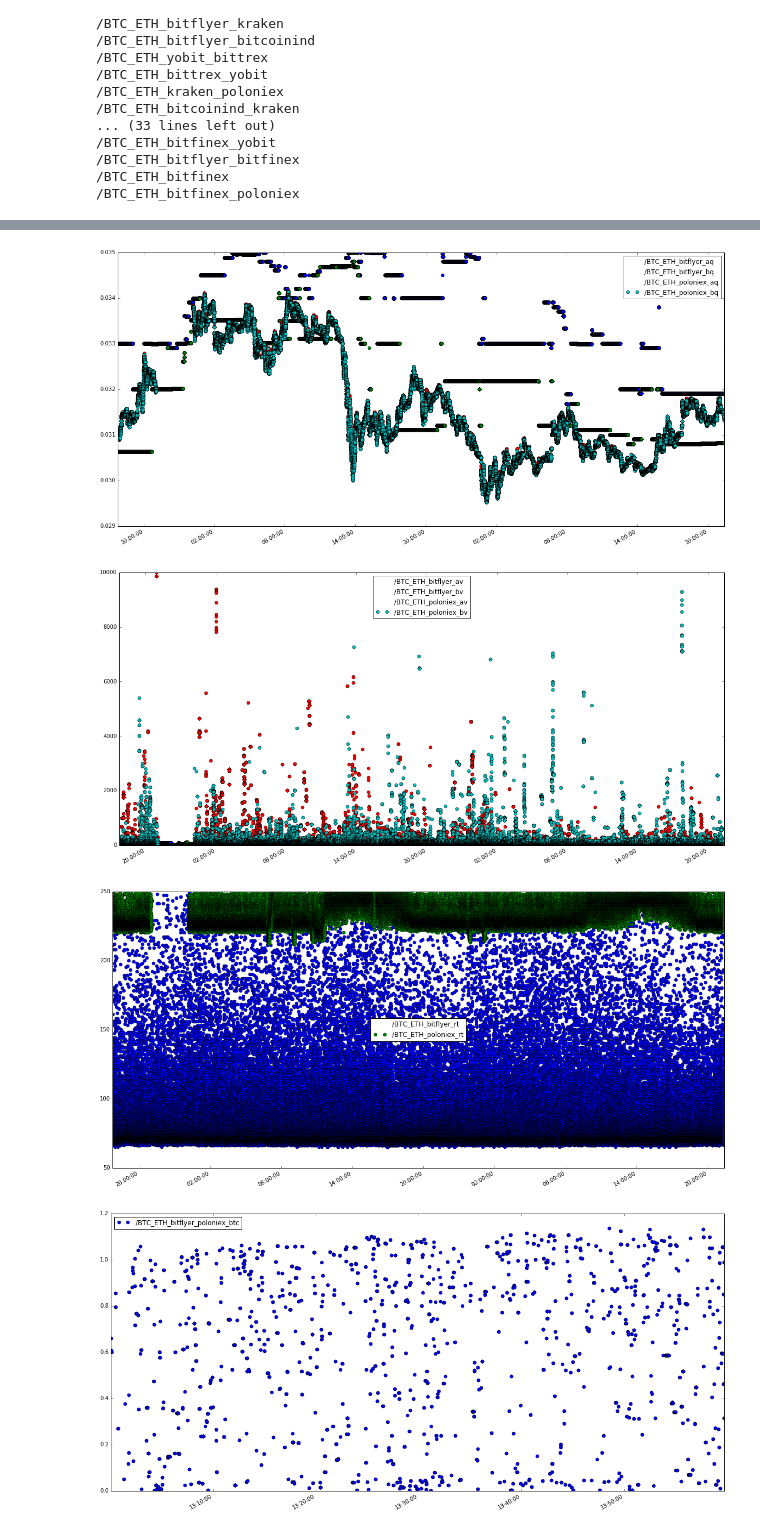
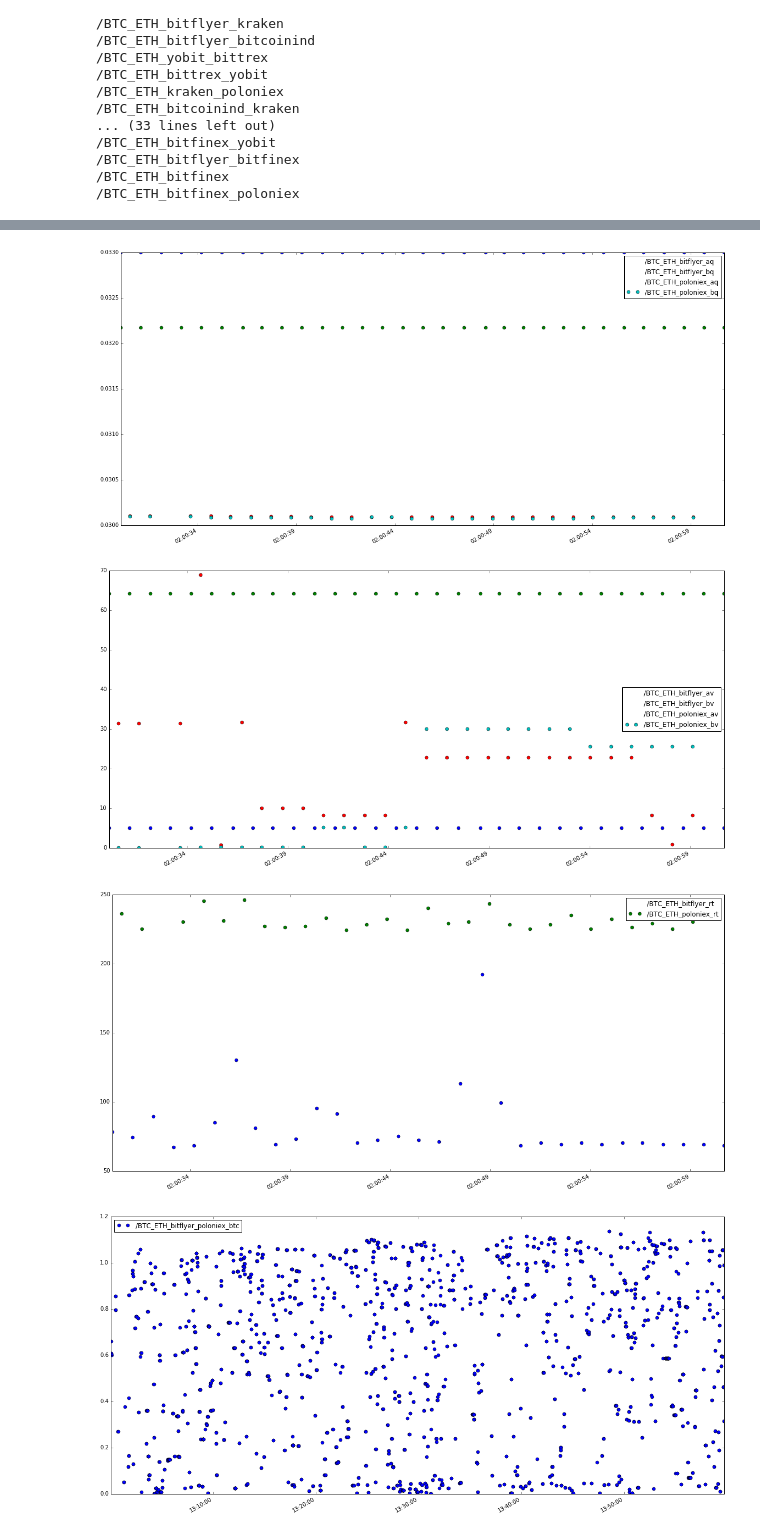
Before and after one commit to portfolioscout/tf, a Jupyter notebook: nb/deptharb.ipynb, the cells around one changed output, grey strips where cells are left out. Drawn from its saved outputs; the diff is of its cells as text; code cells hidden in the pictures.

```diff
--- a/nb/deptharb.ipynb
+++ b/nb/deptharb.ipynb
@@ -170,37 +179,37 @@ def plotQuotes(pair='/BTC_ETH',exchanges=[],dtFrom=None,dtTo=None,rtLim=300.0):
     fig, axs2 = plt.subplots(1,1,figsize=figsize)
     fig, axs3 = plt.subplots(1,1,figsize=figsize)
     for n in dfs.keys():
         cols = list(dfs[n].columns.values)
         if len([c for c in cols if c == 'aq']) <=0:
             continue
 
         if not n.startswith(pair):
             continue
         f=[e for e in exchanges if n.find(e)!=-1]
         if len(exchanges)!=0 and len(f)==0:
             continue
         df=dfs[n].query('rt < '+str(rtLim))
         aq=df['aq'].loc[dtFrom:dtTo]
         bq=df['bq'].loc[dtFrom:dtTo]
         av=df['av'].loc[dtFrom:dtTo]
         bv=df['bv'].loc[dtFrom:dtTo]
 
         rt=df['rt'].loc[dtFrom:dtTo]
 
         if aq.size >0:
             aq.plot(ax=axs1,figsize=figsize,label=n+'_aq',legend=True,marker='o',ls='')
             bq.plot(ax=axs1,figsize=figsize,label=n+'_bq',legend=True,marker='o',ls='')
             av.plot(ax=axs2,figsize=figsize,label=n+'_av',legend=True,marker='o',ls='')
             bv.plot(ax=axs2,figsize=figsize,label=n+'_bv',legend=True,marker='o',ls='')
             rt.plot(ax=axs3,figsize=figsize,label=n+'_rt',legend=True,marker='o',ls='')
 
 #plotQuotes(exchanges=['kraken'],dtFrom='2016-05-14 04:20:25')
 #plotQuotes(exchanges=['poloniex'],dtFrom='2016-05-15 19:11:00',dtTo='2016-05-15 19:41:00')
-plotQuotes(rtLim=250,exchanges=['poloniex','bitflyer'])
+plotQuotes(rtLim=250,exchanges=['poloniex','bitflyer'],dtFrom='2016-05-21 02:00:30',dtTo='2016-05-21 02:01:00')
 # %% [output]
-[figure, old version]
+[figure, new version]
-[figure, old version]
+[figure, new version]
-[figure, old version]
+[figure, new version]
 # %%
 dfs=getDataFrames(h5)
 btc={}
```
Also changed, not shown: parts of 4 cells of this notebook.
